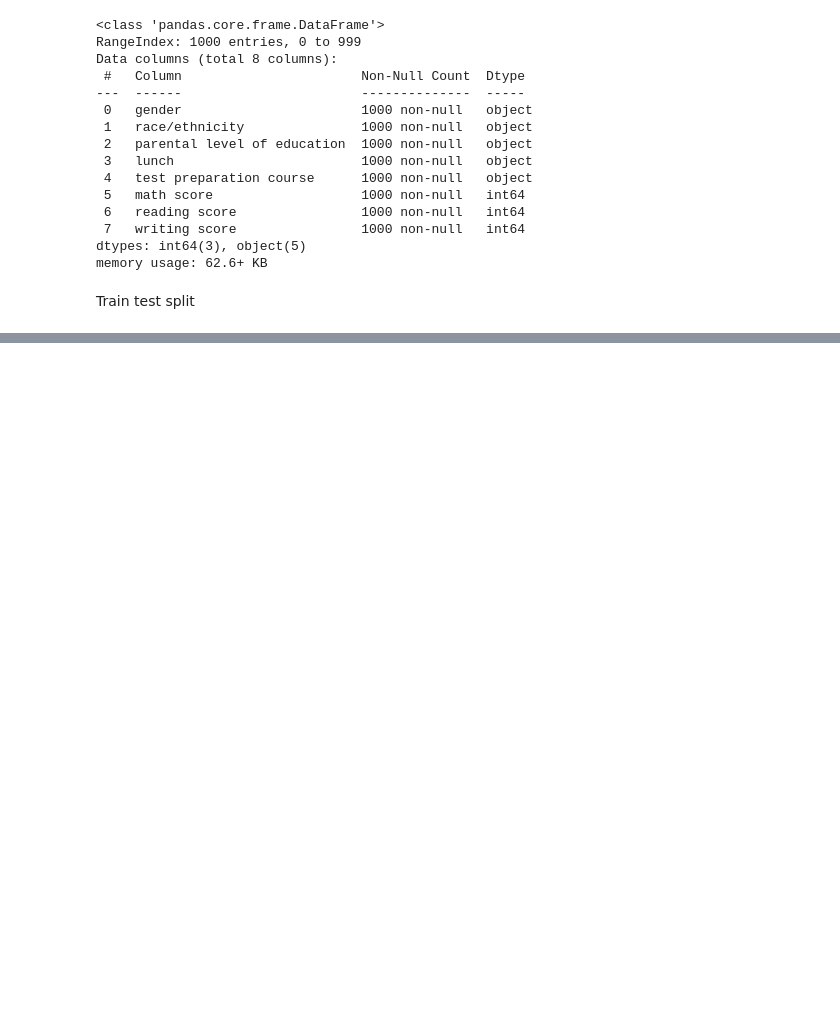
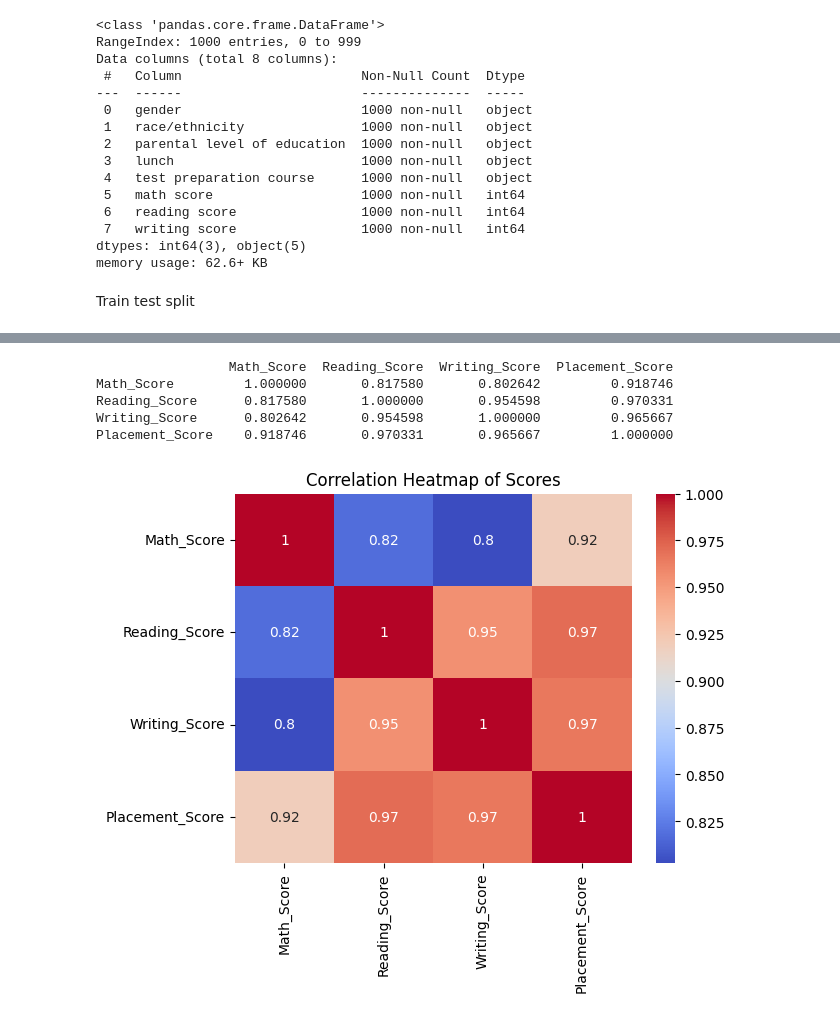
Before and after one commit to prasannaneupane/AI_Lab, a Jupyter notebook: regression.ipynb, the cells around one changed output, grey strips where cells are left out. Cells and saved outputs as stored; diff of their text form; code cells hidden in the pictures; blank space fills up the shorter version.

Commit message:
upto actual_placement_score

```diff
--- a/regression.ipynb
+++ b/regression.ipynb
@@ -51,3 +51,15 @@ dtypes: int64(3), object(5)
 memory usage: 62.6+ KB
 # %% [markdown]
 Train test split
+# %%
+df = pd.read_csv(csv_path)
+df = df.rename(columns={
+    'math score': 'Math_Score',
+    'reading score': 'Reading_Score',
+    'writing score': 'Writing_Score',
+})
+
+# Example derived target/summary metric
+df['Placement_Score'] = df[['Math_Score', 'Reading_Score', 'Writing_Score']].mean(axis=1)
+
+df.head()
@@ -53,0 +73,15 @@ Train test split
+# %%
+correlation_matrix = df[['Math_Score', 'Reading_Score', 'Writing_Score', 'Placement_Score']].corr()
+print(correlation_matrix)
+# %% [output]
+                 Math_Score  Reading_Score  Writing_Score  Placement_Score
+Math_Score         1.000000       0.817580       0.802642         0.918746
+Reading_Score      0.817580       1.000000       0.954598         0.970331
+Writing_Score      0.802642       0.954598       1.000000         0.965667
+Placement_Score    0.918746       0.970331       0.965667         1.000000
+# %%
+sns.heatmap(correlation_matrix, annot=True, cmap='coolwarm')
+plt.title('Correlation Heatmap of Scores')
+plt.show()
+# %% [output]
+[figure, added]
```
Also changed, not shown: parts of 6 cells of this notebook.
